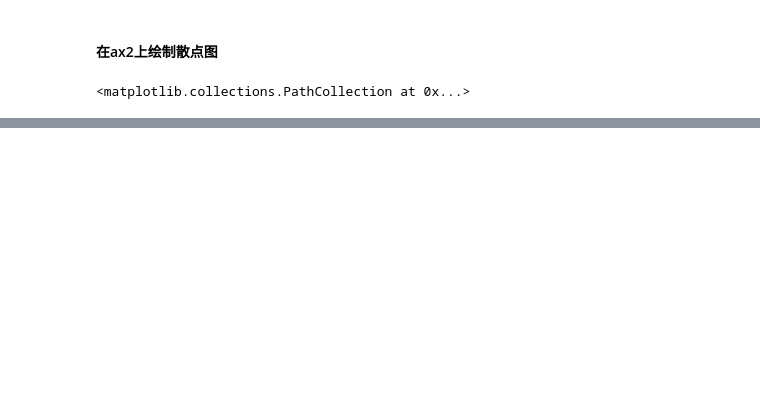
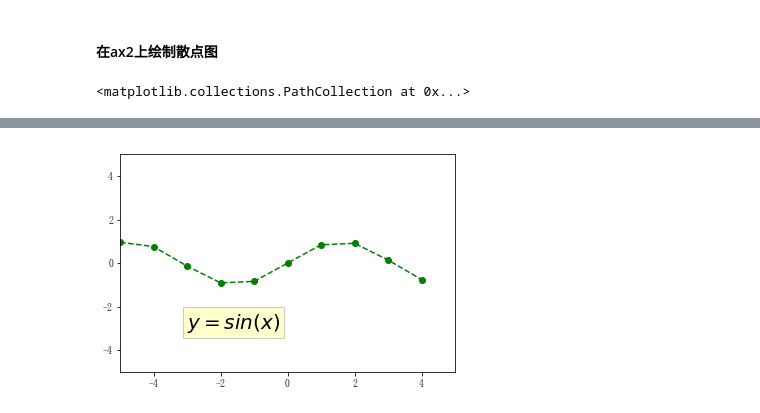
Before and after one commit to FrankProL/aPython, a Jupyter notebook: matplotlib.ipynb, the cells around one changed output, grey strips where cells are left out. Cells and saved outputs as stored; diff of their text form; code cells hidden in the pictures; blank space fills up the shorter version.

```diff
--- a/matplotlib.ipynb
+++ b/matplotlib.ipynb
@@ -65,0 +160,11 @@ plt.show()
+# %%
+mpl.rcParams['font.sans-serif']=['FangSong']
+mpl.rcParams['axes.unicode_minus']=False
+x=np.arange(-5,5)
+y=np.sin(x)
+plt.axis([-5,5,-5,5])
+plt.plot(x,y,color='g',linestyle='dashed',marker='o')
+plt.text(-3,-3,'$y=sin(x)$',fontsize=20,bbox={'facecolor':'yellow','alpha':0.2})
+plt.show()
+# %% [output]
+[figure, added]
```
Also changed, not shown: parts of 44 cells of this notebook, 3 other files.
